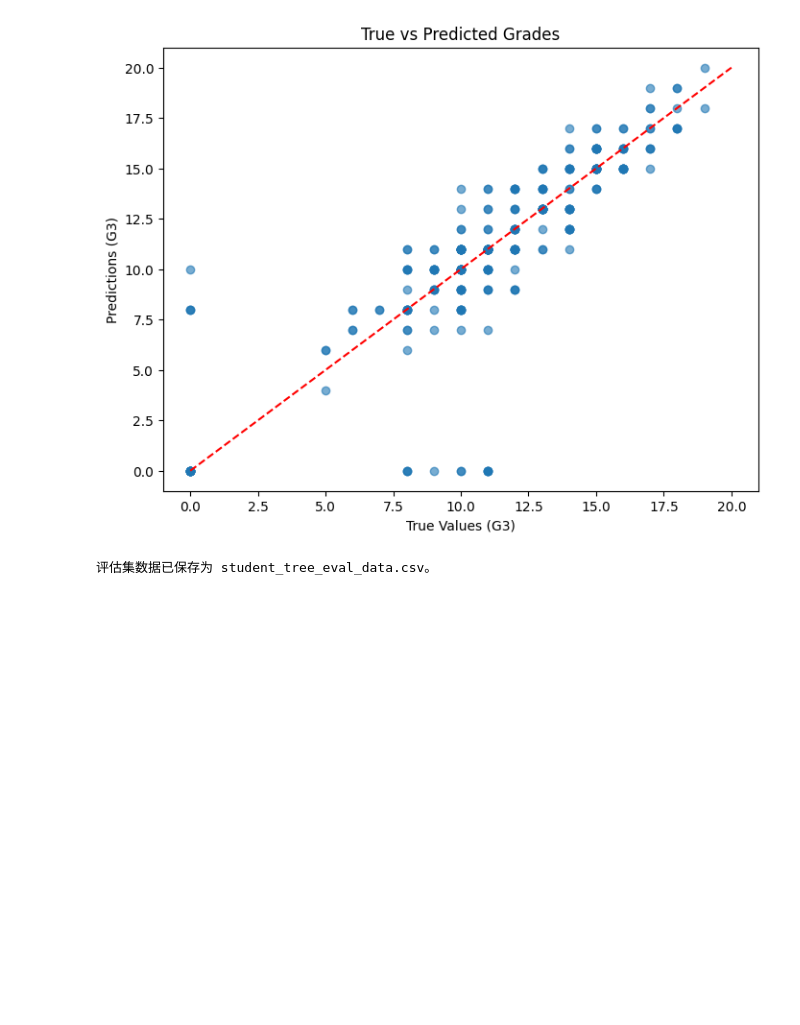
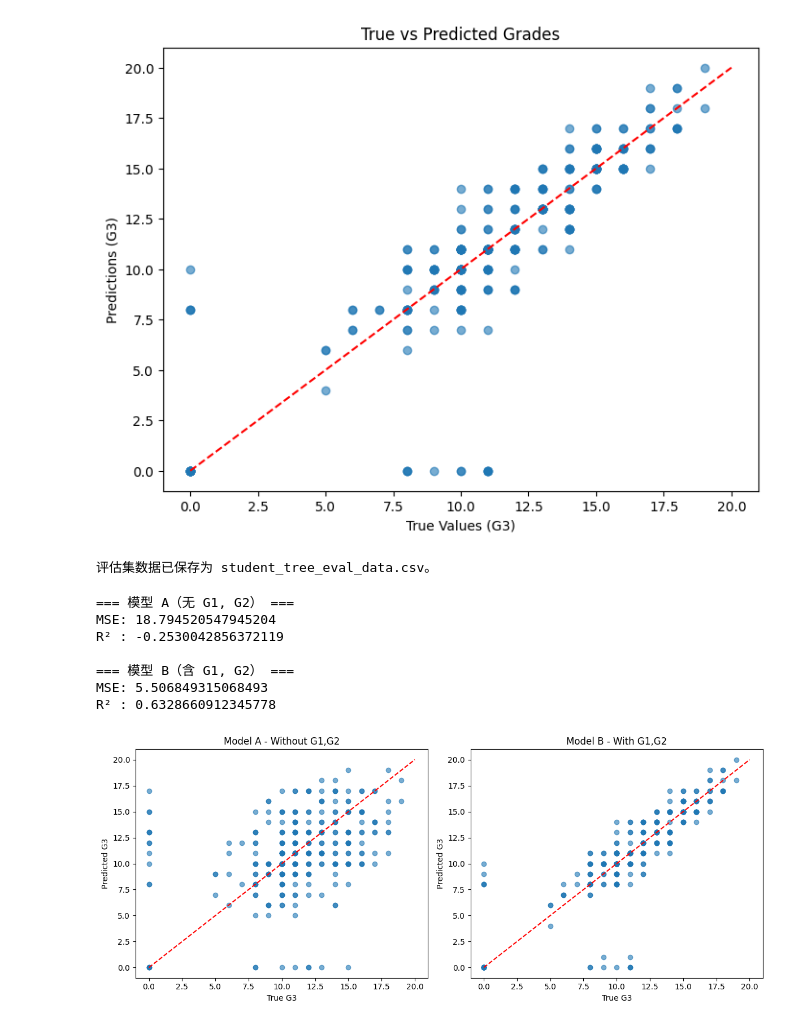
Before and after one commit to ChenQimu/tpu_8EM41_ML_course, a Jupyter notebook: 10/data/scripts/decision_tree_regression.ipynb, the cells around one changed output. Cells and saved outputs as stored; diff of their text form; code cells hidden in the pictures; blank space fills up the shorter version.

```diff
--- a/10/data/scripts/decision_tree_regression.ipynb
+++ b/10/data/scripts/decision_tree_regression.ipynb
@@ -149,3 +150,81 @@ print("评估集数据已保存为 student_tree_eval_data.csv。")
 评估集的R²: 0.5890292066058707
 [figure]
 评估集数据已保存为 student_tree_eval_data.csv。
+# %%
+import pandas as pd
+import joblib
+from sklearn.tree import DecisionTreeRegressor
+from sklearn.model_selection import train_test_split
+from sklearn.metrics import mean_squared_error, r2_score
+import matplotlib.pyplot as plt
+
+# 读取数据
+df = pd.read_csv("data/student_combined_cleaned.csv")
+
+# 分别构建两个版本的特征集
+X_with_G1G2 = df.drop(columns=['G3'])                   # 保留 G1, G2
+X_without_G1G2 = df.drop(columns=['G1', 'G2', 'G3'])    # 去除 G1, G2
+
+# 目标变量
+y = df['G3']
+
+# 独热编码
+X_with_G1G2 = pd.get_dummies(X_with_G1G2)
+X_without_G1G2 = pd.get_dummies(X_without_G1G2)
+
+# 保证列对齐（避免 dummy 编码造成列不一致）
+X_with_G1G2, X_without_G1G2 = X_with_G1G2.align(X_without_G1G2, join='outer', fill_value=0)
+
+# 相同评估划分
+X_train_a, X_eval_a, y_train, y_eval = train_test_split(X_without_G1G2, y, test_size=0.3, random_state=42)
+X_train_b, X_eval_b, _, _ = train_test_split(X_with_G1G2, y, test_size=0.3, random_state=42)
+
+# 模型 A：不含 G1, G2
+model_a = DecisionTreeRegressor(random_state=42)
+model_a.fit(X_train_a, y_train)
+y_pred_a = model_a.predict(X_eval_a)
+
+# 模型 B：包含 G1, G2
+model_b = DecisionTreeRegressor(random_state=42)
+model_b.fit(X_train_b, y_train)
+y_pred_b = model_b.predict(X_eval_b)
+
+# 模型评估
+print("=== 模型 A（无 G1, G2） ===")
+print("MSE:", mean_squared_error(y_eval, y_pred_a))
+print("R² :", r2_score(y_eval, y_pred_a))
+
+print("\n=== 模型 B（含 G1, G2） ===")
+print("MSE:", mean_squared_error(y_eval, y_pred_b))
+print("R² :", r2_score(y_eval, y_pred_b))
+
+# 可视化对比预测效果
+plt.figure(figsize=(12, 5))
+
+# A 模型散点图
+plt.subplot(1, 2, 1)
+plt.scatter(y_eval, y_pred_a, alpha=0.6)
+plt.plot([0, 20], [0, 20], 'r--')
+plt.title("Model A - Without G1,G2")
+plt.xlabel("True G3")
+plt.ylabel("Predicted G3")
+
+# B 模型散点图
+plt.subplot(1, 2, 2)
+plt.scatter(y_eval, y_pred_b, alpha=0.6)
+plt.plot([0, 20], [0, 20], 'r--')
+plt.title("Model B - With G1,G2")
+plt.xlabel("True G3")
+plt.ylabel("Predicted G3")
+
+plt.tight_layout()
+plt.show()
+# %% [output]
+=== 模型 A（无 G1, G2） ===
+MSE: 18.794520547945204
+R² : -0.2530042856372119
+
+=== 模型 B（含 G1, G2） ===
+MSE: 5.506849315068493
+R² : 0.6328660912345778
+[figure, added]
```
Also changed, not shown: parts of 3 cells of this notebook, 5 other files.
